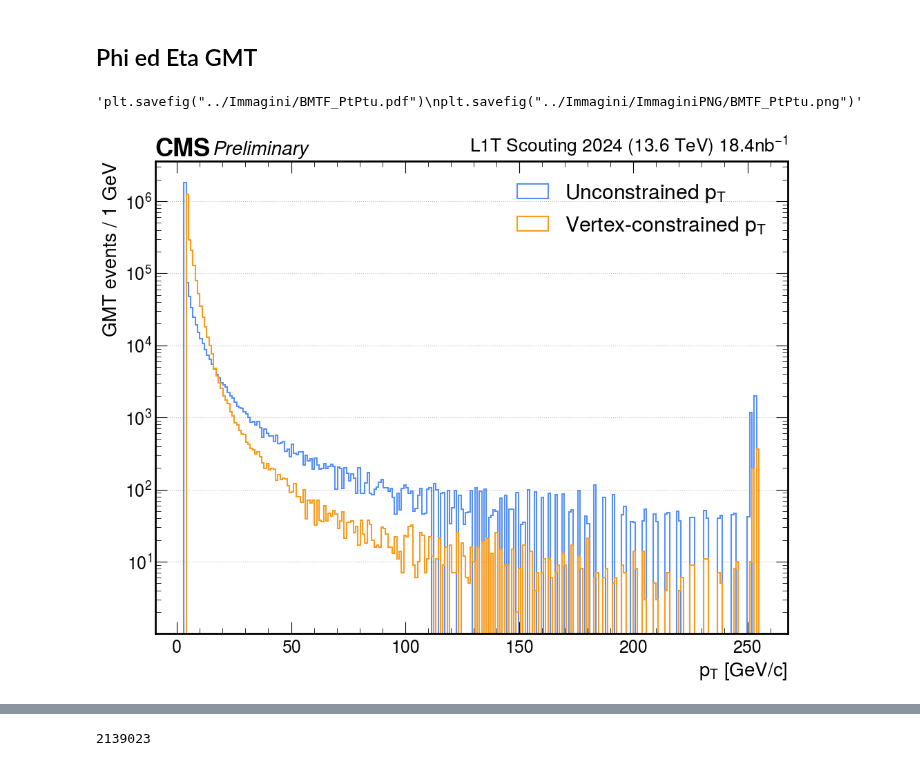
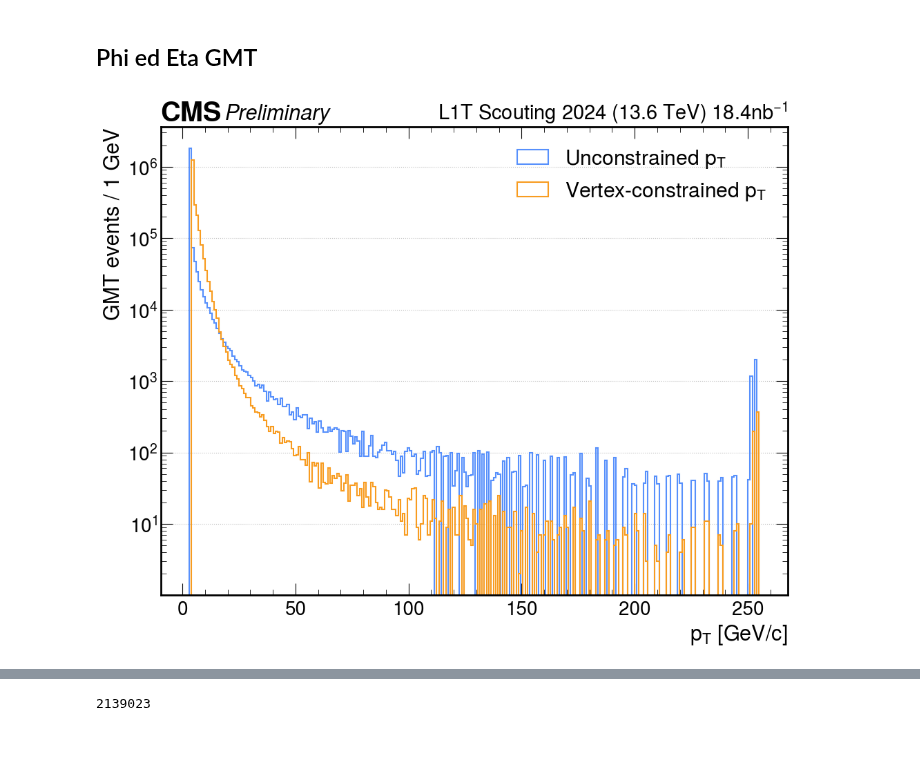
Before and after one commit to francescoreschio/Tesi-Triennale, a Jupyter notebook: Codice/GMT.ipynb, the cells around one changed output, grey strips where cells are left out. Drawn from its saved outputs; the diff is of its cells as text; code cells hidden in the pictures.

```diff
--- a/Codice/GMT.ipynb
+++ b/Codice/GMT.ipynb
@@ -235,29 +272,27 @@ BmtfPtDiff = BmtfPt - BmtfPtu
 # %%
 #Plot di Pt e Ptu uniti
 
 
 fig, ax = plt.subplots(figsize= FIGSIZE, constrained_layout=True)
 
 set_label_font(ax, FONTSIZE)
 set_tick_font(ax, FONTSIZE - 2)
 draw_cms_label(ax, fontsize= FONTSIZE)
 
 ax.hist(GmtPtu, bins = 250, label='Unconstrained $p_T$', histtype='step', linewidth = 1.5)
 ax.hist(GmtPt, bins = 250, label='Vertex-constrained $p_T$', histtype='step', linewidth = 1.5)
 
 ax.set_xlabel(r'$p_T$ [GeV/c]')
 ax.set_ylabel(r'GMT events / 1 GeV')
 ax.legend()
 #ax.set_xlim(0, 50)
 #ax.set_ylim(0, 1000)
 ax.grid(visible=True, axis='y')
 ax.set_yscale('log')
 
-'''plt.savefig("../Immagini/BMTF_PtPtu.pdf")
-plt.savefig("../Immagini/ImmaginiPNG/BMTF_PtPtu.png")'''
+plt.savefig("../Immagini/GMT_PtPtu.pdf")
 # %% [output]
-'plt.savefig("../Immagini/BMTF_PtPtu.pdf")\nplt.savefig("../Immagini/ImmaginiPNG/BMTF_PtPtu.png")'
-[figure, old version]
+[figure, new version]
 # %%
 #Distribuzione della differenza
 fig, ax = plt.subplots(figsize= FIGSIZE, constrained_layout=True)
```
Also changed, not shown: parts of 13 cells of this notebook, 5 other files.
